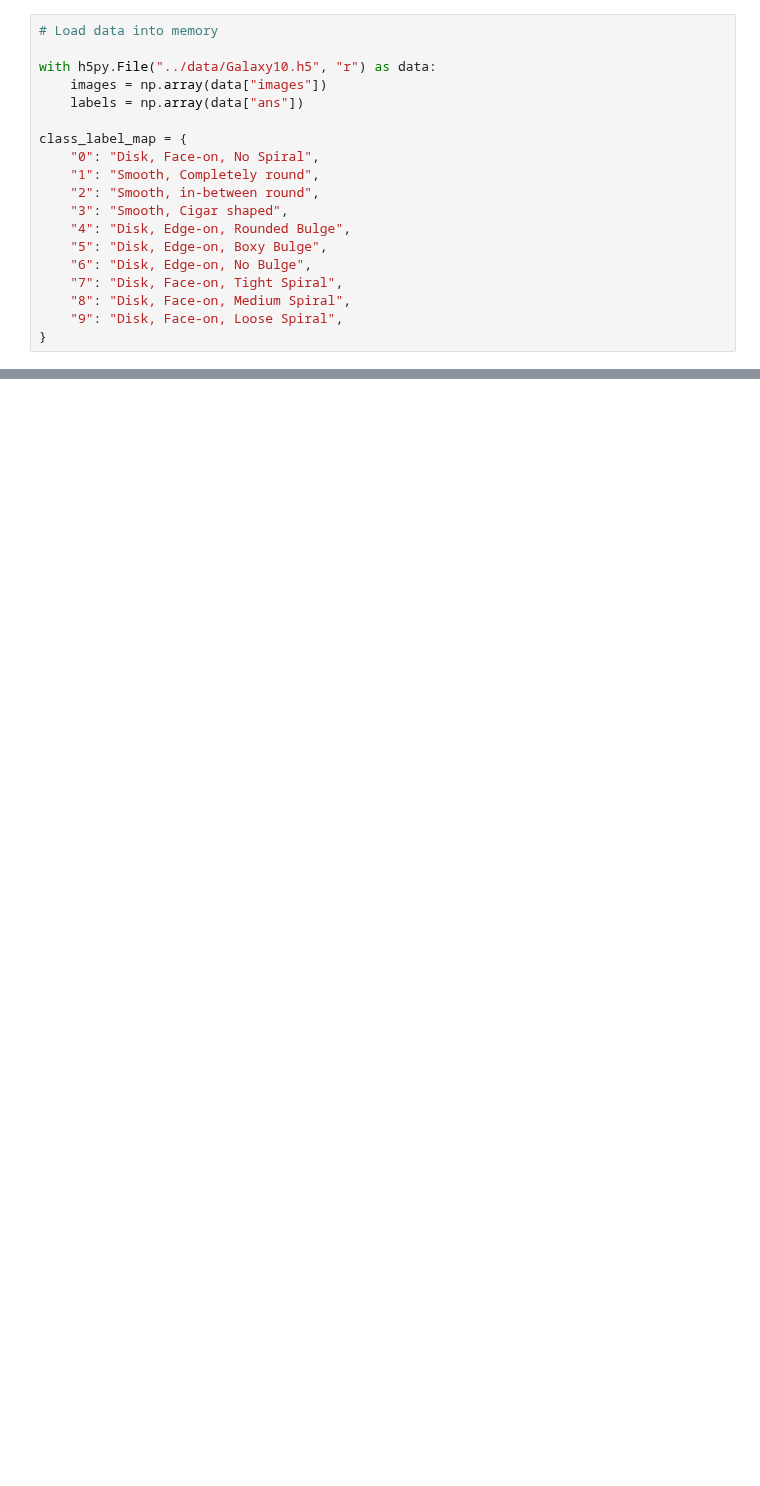
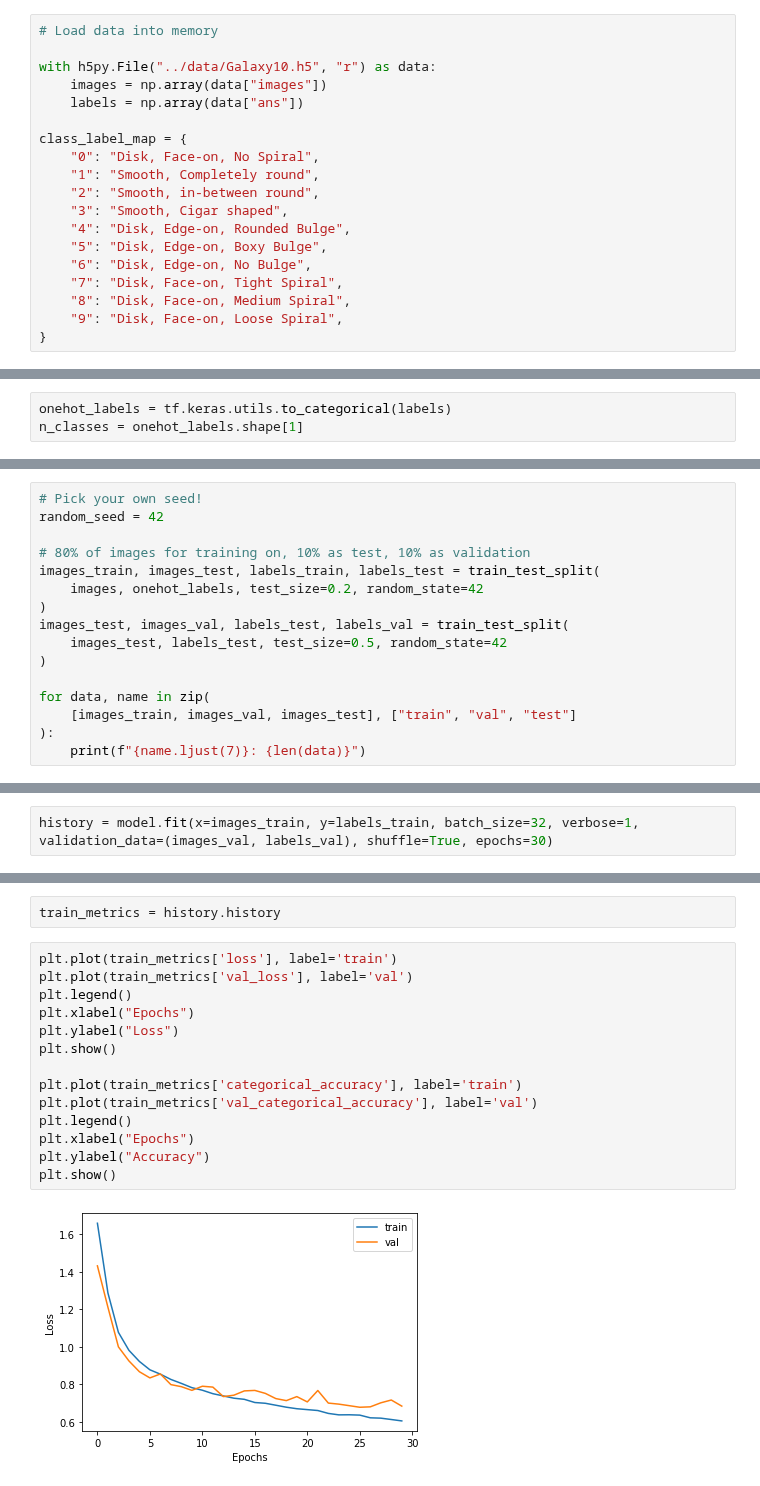
Before and after one commit to raphhbw/WAKE_workshops, a Jupyter notebook: machine_learning/session_02/s2_ml_for_modern_astronomy_part2.ipynb, the cells around one changed output, grey strips where cells are left out. Cells and saved outputs as stored; diff of their text form; blank space fills up the shorter version.

```diff
--- a/machine_learning/session_02/s2_ml_for_modern_astronomy_part2.ipynb
+++ b/machine_learning/session_02/s2_ml_for_modern_astronomy_part2.ipynb
@@ -42,0 +51,3 @@ class_label_map = {
+# %%
+onehot_labels = tf.keras.utils.to_categorical(labels)
+n_classes = onehot_labels.shape[1]
@@ -42,0 +56,16 @@ class_label_map = {
+# %%
+# Pick your own seed!
+random_seed = 42
+
+# 80% of images for training on, 10% as test, 10% as validation
+images_train, images_test, labels_train, labels_test = train_test_split(
+    images, onehot_labels, test_size=0.2, random_state=42
+)
+images_test, images_val, labels_test, labels_val = train_test_split(
+    images_test, labels_test, test_size=0.5, random_state=42
+)
+
+for data, name in zip(
+    [images_train, images_val, images_test], ["train", "val", "test"]
+):
+    print(f"{name.ljust(7)}: {len(data)}")
@@ -42,0 +130,2 @@ class_label_map = {
+# %%
+history = model.fit(x=images_train, y=labels_train, batch_size=32, verbose=1, validation_data=(images_val, labels_val), shuffle=True, epochs=30)
@@ -42,0 +150,18 @@ class_label_map = {
+# %%
+train_metrics = history.history
+# %%
+plt.plot(train_metrics['loss'], label='train')
+plt.plot(train_metrics['val_loss'], label='val')
+plt.legend()
+plt.xlabel("Epochs")
+plt.ylabel("Loss")
+plt.show()
+
+plt.plot(train_metrics['categorical_accuracy'], label='train')
+plt.plot(train_metrics['val_categorical_accuracy'], label='val')
+plt.legend()
+plt.xlabel("Epochs")
+plt.ylabel("Accuracy")
+plt.show()
+# %% [output]
+[figure, added]
```
Also changed, not shown: parts of 10 cells of this notebook.
